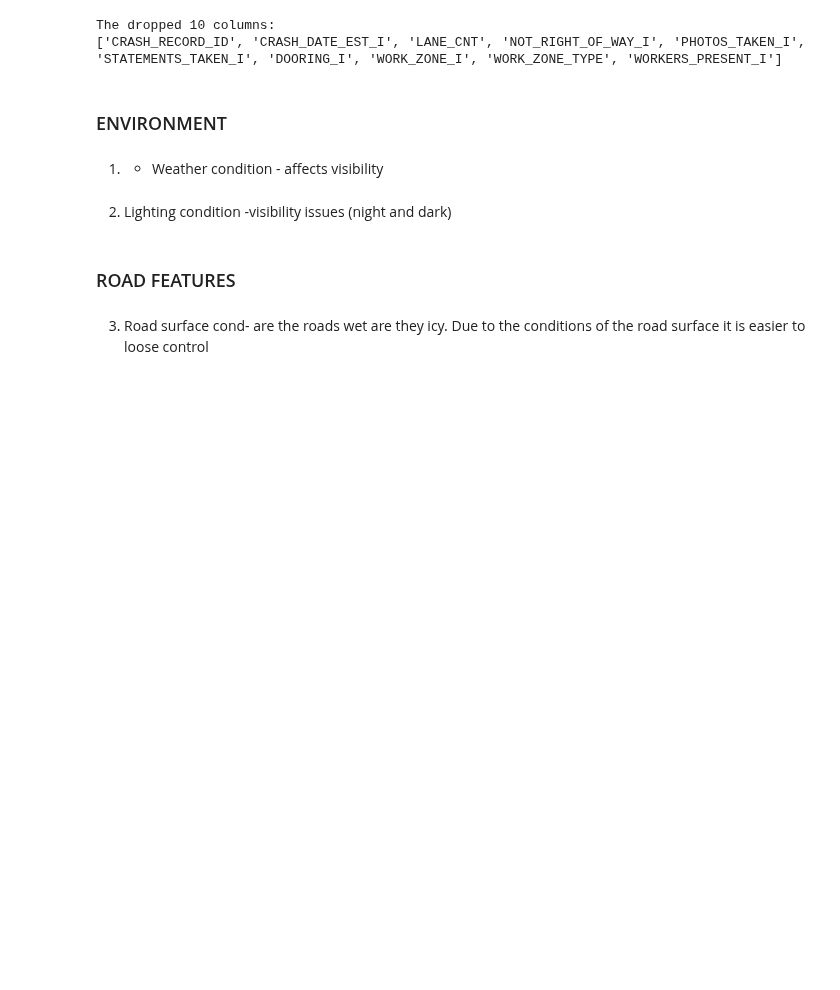
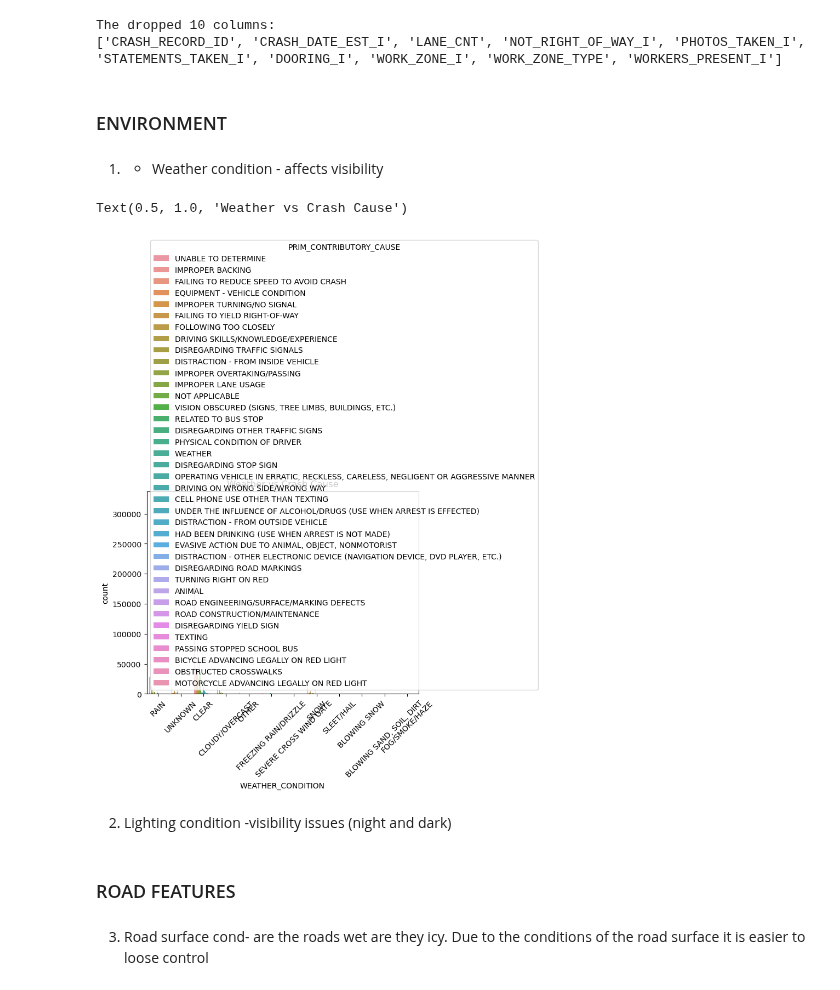
Before and after one commit to ChairoSolutions/Chicago-crash-cause-prediction, a Jupyter notebook: index.ipynb, the cells around one changed output. Saved outputs shown, nothing was run; the diff lists cells and outputs as text; code cells hidden in the pictures; blank space fills up the shorter version.

Commit message:
Visualization

```diff
--- a/index.ipynb
+++ b/index.ipynb
@@ -406,3 +406,7 @@ vehicle_cols = ['CRASH_RECORD_ID', 'MANEUVER', 'VEHICLE_TYPE']
 # Features from the 'people' table
 people_cols = ['CRASH_RECORD_ID', 'DRIVER_ACTION', 'DRIVER_VISION',
                'PHYSICAL_CONDITION', 'AGE', 'SEX']
+# %%
+crashes = crashes.reset_index()
+
+print(crashes.columns)
@@ -443,6 +460,12 @@ The dropped 10 columns:
 1. - Weather condition - affects  visibility
 # %%
 import seaborn as sns
+sns.countplot(data=df_model, x="WEATHER_CONDITION", hue="PRIM_CONTRIBUTORY_CAUSE")
+plt.xticks(rotation=45)
+plt.title("Weather vs Crash Cause")
+# %% [output]
+Text(0.5, 1.0, 'Weather vs Crash Cause')
+[figure, added]
 # %% [markdown]
 2.  Lighting condition -visibility issues (night and dark)
 # %% [markdown]
```
Also changed, not shown: parts of 6 cells of this notebook.
